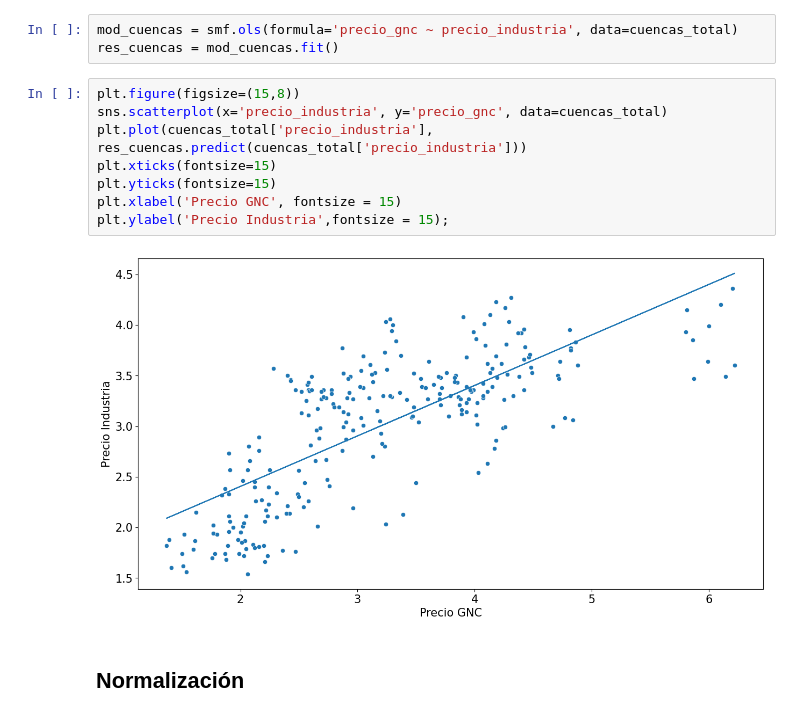
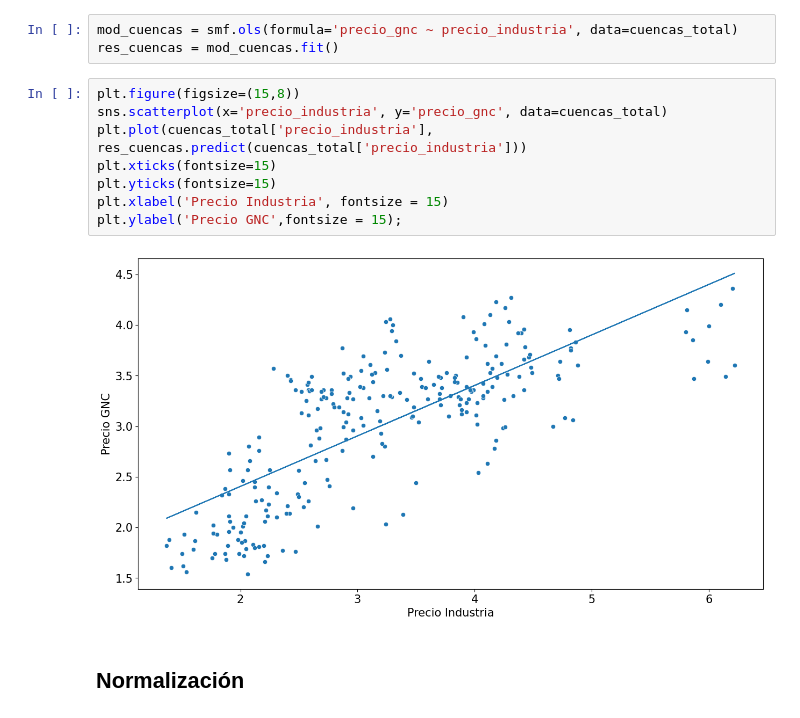
Before and after one commit to Isaiasgaray/fundamentos_final, a Jupyter notebook: TP_Final.ipynb, the cells around one changed output. Saved outputs shown, nothing was run; the diff lists cells and outputs as text.

```diff
--- a/TP_Final.ipynb
+++ b/TP_Final.ipynb
@@ -368,13 +352,13 @@ res_cuencas = mod_cuencas.fit()
 # %%
 plt.figure(figsize=(15,8))
 sns.scatterplot(x='precio_industria', y='precio_gnc', data=cuencas_total)
 plt.plot(cuencas_total['precio_industria'], res_cuencas.predict(cuencas_total['precio_industria']))
 plt.xticks(fontsize=15)
 plt.yticks(fontsize=15)
-plt.xlabel('Precio GNC', fontsize = 15)
-plt.ylabel('Precio Industria',fontsize = 15);
+plt.xlabel('Precio Industria', fontsize = 15)
+plt.ylabel('Precio GNC',fontsize = 15);
 # %% [output]
-[figure, old version]
+[figure, new version]
 # %% [markdown]
 ## Normalización
 # %% [markdown]
```
Also changed, not shown: parts of 16 cells of this notebook.
